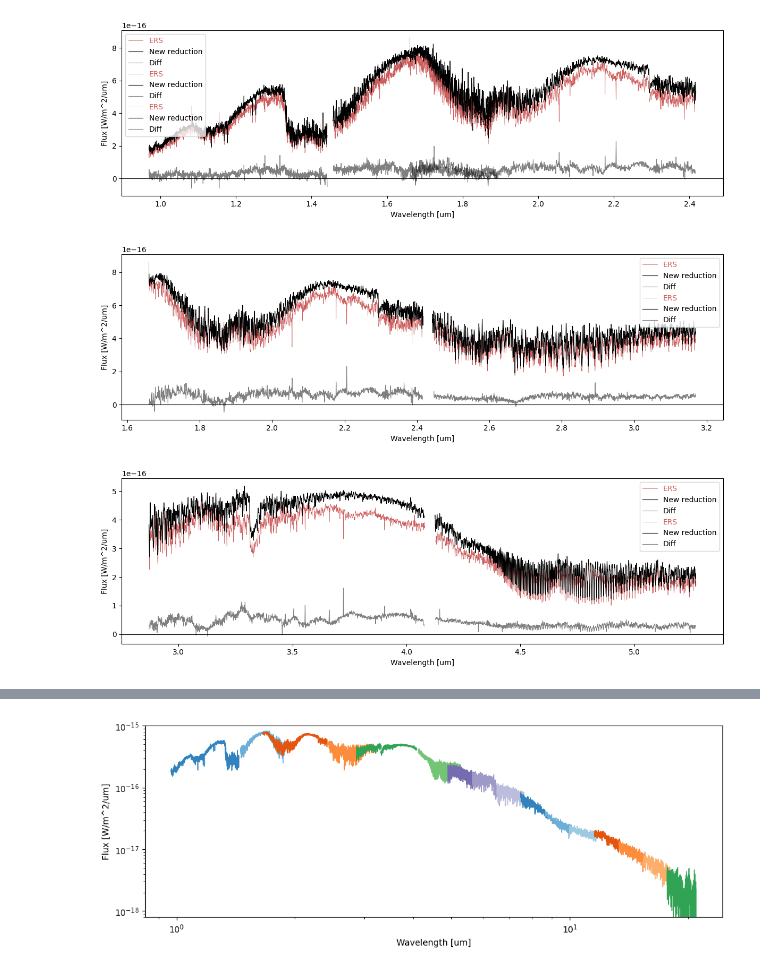
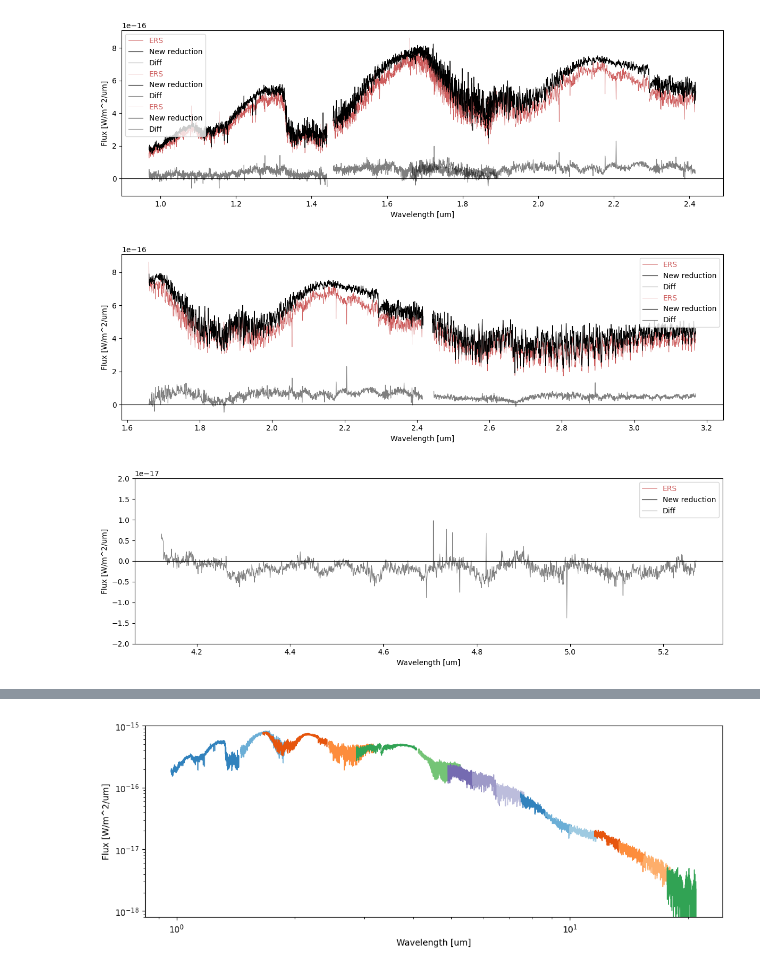
Before and after one commit to samderegt/retrieval_base, a Jupyter notebook: JWST_VHS_1256B/compare_reductions.ipynb, the cells around one changed output, grey strips where cells are left out. Saved outputs shown, nothing was run; the diff lists cells and outputs as text; code cells hidden in the pictures.

```diff
--- a/JWST_VHS_1256B/compare_reductions.ipynb
+++ b/JWST_VHS_1256B/compare_reductions.ipynb
@@ -41,26 +41,29 @@ ax.axhline(0, c='k', lw=0.8)
 plt.tight_layout()
 plt.savefig('./g235h.pdf', dpi=300)
 plt.show()
-
-fig, ax = plt.subplots(figsize=(12,4))
-for filename in ['nirspec_395h_1.dat', 'nirspec_395h_2.dat']:
-
-    wave, flux, err = np.loadtxt(f'/net/schenk/data2/regt/JWST_reductions/Miles_ea_2023/reduction_31_07_2025/{filename}', delimiter=',').T
-    wave_M, flux_M, err_M = np.loadtxt(f'/net/schenk/data2/regt/JWST_reductions/Miles_ea_2023/ERS_reduction/{filename}', delimiter=',').T
-    # wave_M, flux_M, err_M = np.loadtxt(f'/net/schenk/data2/regt/JWST_reductions/Miles_ea_2023/reduction_05_03_2025/{filename}', delimiter=',').T
-
-    ax.plot(wave_M, flux_M, c='indianred', lw=0.5, label='ERS')
-    ax.plot(wave, flux, c='k', lw=0.8, label='New reduction')
-
-    ax.plot(wave, flux-np.interp(wave, wave_M, flux_M), c='k', lw=0.8, alpha=0.5, label='Diff')
-
-ax.legend(labelcolor='linecolor')
-ax.set(xlabel='Wavelength [um]', ylabel='Flux [W/m^2/um]')
-ax.axhline(0, c='k', lw=0.8)
-plt.tight_layout()
-plt.savefig('./g395h.pdf', dpi=300)
-plt.show()
 # %% [output]
 [figure]
 [figure]
-[figure, removed]
+# %%
+
+fig, ax = plt.subplots(figsize=(12,4))
+for filename in ['nirspec_395h_2.dat']:
+
+    wave, flux, err = np.loadtxt(f'/net/schenk/data2/regt/JWST_reductions/Miles_ea_2023/reduction_31_07_2025/{filename}', delimiter=',').T
+    # wave_M, flux_M, err_M = np.loadtxt(f'/net/schenk/data2/regt/JWST_reductions/Miles_ea_2023/ERS_reduction/{filename}', delimiter=',').T
+    wave_M, flux_M, err_M = np.loadtxt(f'/net/schenk/data2/regt/JWST_reductions/Miles_ea_2023/reduction_05_08_2025/{filename}', delimiter=',').T
+
+    ax.plot(wave_M, flux_M, c='indianred', lw=0.5, label='ERS')
+    ax.plot(wave, flux, c='k', lw=0.8, label='New reduction')
+
+    ax.plot(wave, flux-np.interp(wave, wave_M, flux_M), c='k', lw=0.8, alpha=0.5, label='Diff')
+
+ax.legend(labelcolor='linecolor')
+ax.set(xlabel='Wavelength [um]', ylabel='Flux [W/m^2/um]')
+ax.axhline(0, c='k', lw=0.8)
+ax.set(ylim=(-2e-17, 2e-17))
+plt.tight_layout()
+plt.savefig('./g395h.pdf', dpi=300)
+plt.show()
+# %% [output]
+[figure, added]
```
Also changed, not shown: parts of 1 cell of this notebook, 6 other files.
